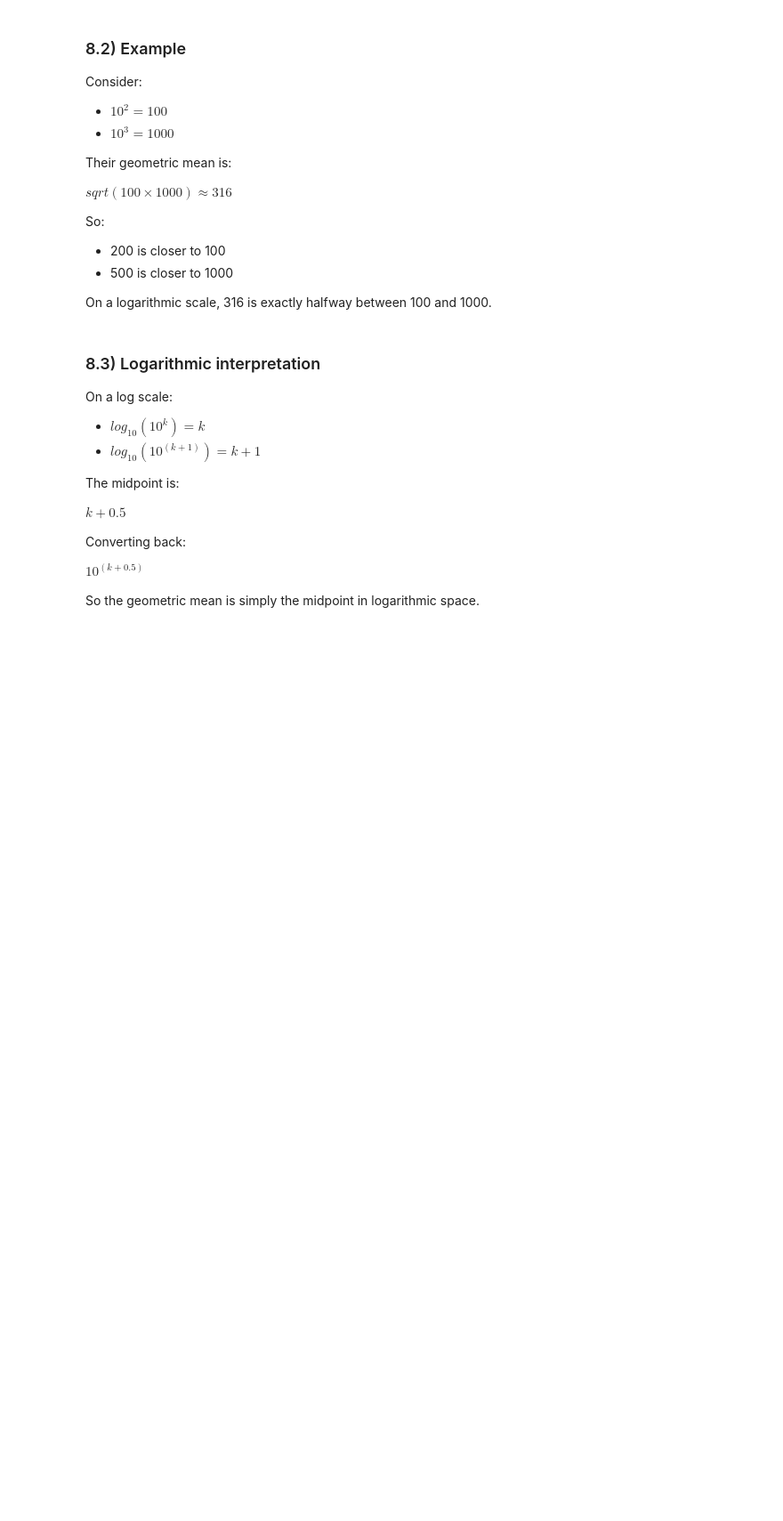
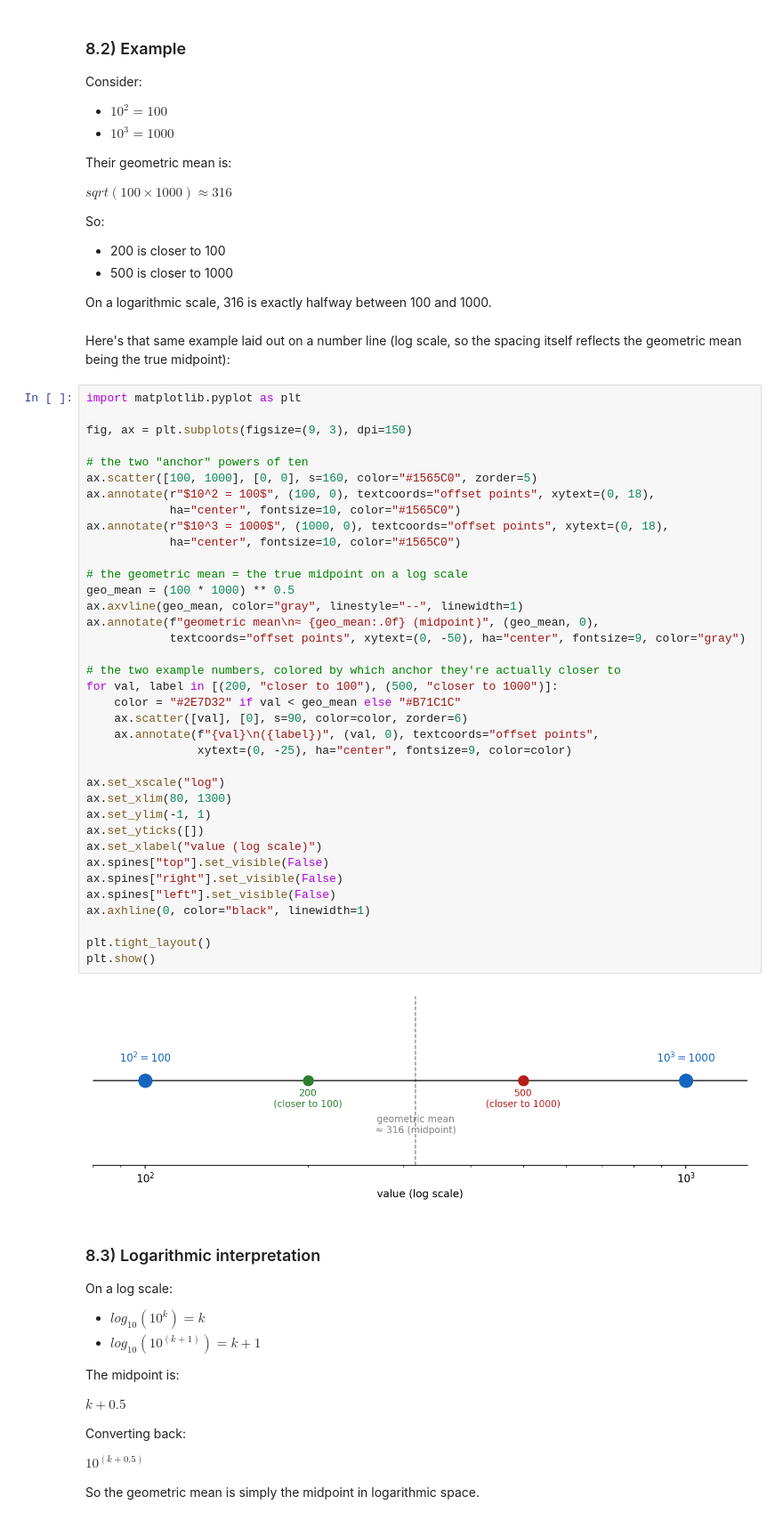
Before and after one commit to yannickoswald/ecoeconbook, a Jupyter notebook: chapters/order_of_magnitude_economics_and_scaling/orders_of_magnitude.ipynb, the cells around one changed output. Shown at 89% size. Saved outputs shown, nothing was run; the diff lists cells and outputs as text; blank space fills up the shorter version.

Commit message:
Add number-line diagram to section 8 (geometric mean)
Section 8 explained "is a number closer to 10^k or 10^(k+1)" purely
in text and math. Added a log-scale number-line diagram right after
the worked example (100/1000/200/500) showing the two anchors, the
geometric mean marked as the true midpoint, and the two example
values colored by which anchor they're actually closer to - so the
spacing itself demonstrates the point instead of just the numbers.

```diff
--- a/chapters/order_of_magnitude_economics_and_scaling/orders_of_magnitude.ipynb
+++ b/chapters/order_of_magnitude_economics_and_scaling/orders_of_magnitude.ipynb
@@ -391,6 +391,47 @@ So:
 - 500 is closer to 1000
 
 On a logarithmic scale, 316 is exactly halfway between 100 and 1000.
+# %% [markdown]
+Here's that same example laid out on a number line (log scale, so the spacing itself reflects the geometric mean being the true midpoint):
+# %%
+import matplotlib.pyplot as plt
+
+fig, ax = plt.subplots(figsize=(9, 3), dpi=150)
+
+# the two "anchor" powers of ten
+ax.scatter([100, 1000], [0, 0], s=160, color="#1565C0", zorder=5)
+ax.annotate(r"$10^2 = 100$", (100, 0), textcoords="offset points", xytext=(0, 18),
+            ha="center", fontsize=10, color="#1565C0")
+ax.annotate(r"$10^3 = 1000$", (1000, 0), textcoords="offset points", xytext=(0, 18),
+            ha="center", fontsize=10, color="#1565C0")
+
+# the geometric mean = the true midpoint on a log scale
+geo_mean = (100 * 1000) ** 0.5
+ax.axvline(geo_mean, color="gray", linestyle="--", linewidth=1)
+ax.annotate(f"geometric mean\n≈ {geo_mean:.0f} (midpoint)", (geo_mean, 0),
+            textcoords="offset points", xytext=(0, -50), ha="center", fontsize=9, color="gray")
+
+# the two example numbers, colored by which anchor they're actually closer to
+for val, label in [(200, "closer to 100"), (500, "closer to 1000")]:
+    color = "#2E7D32" if val < geo_mean else "#B71C1C"
+    ax.scatter([val], [0], s=90, color=color, zorder=6)
+    ax.annotate(f"{val}\n({label})", (val, 0), textcoords="offset points",
+                xytext=(0, -25), ha="center", fontsize=9, color=color)
+
+ax.set_xscale("log")
+ax.set_xlim(80, 1300)
+ax.set_ylim(-1, 1)
+ax.set_yticks([])
+ax.set_xlabel("value (log scale)")
+ax.spines["top"].set_visible(False)
+ax.spines["right"].set_visible(False)
+ax.spines["left"].set_visible(False)
+ax.axhline(0, color="black", linewidth=1)
+
+plt.tight_layout()
+plt.show()
+# %% [output]
+[figure, added]
 # %% [markdown]
 ### 8.3) Logarithmic interpretation
 
```
